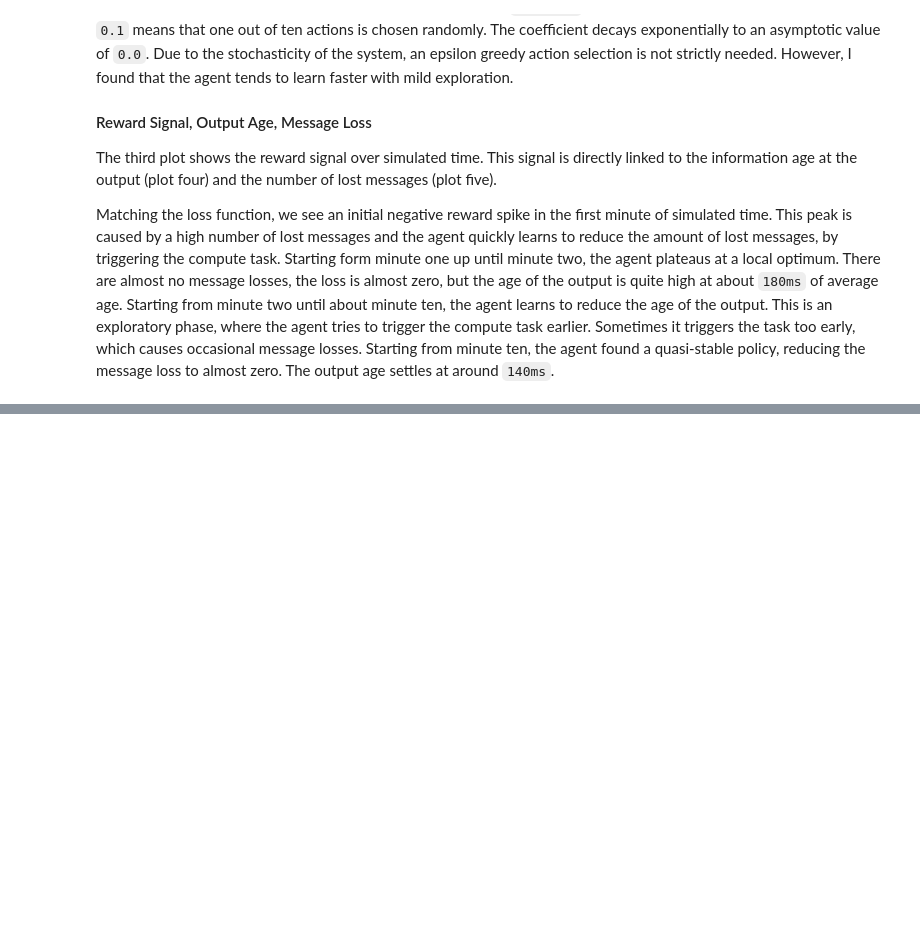
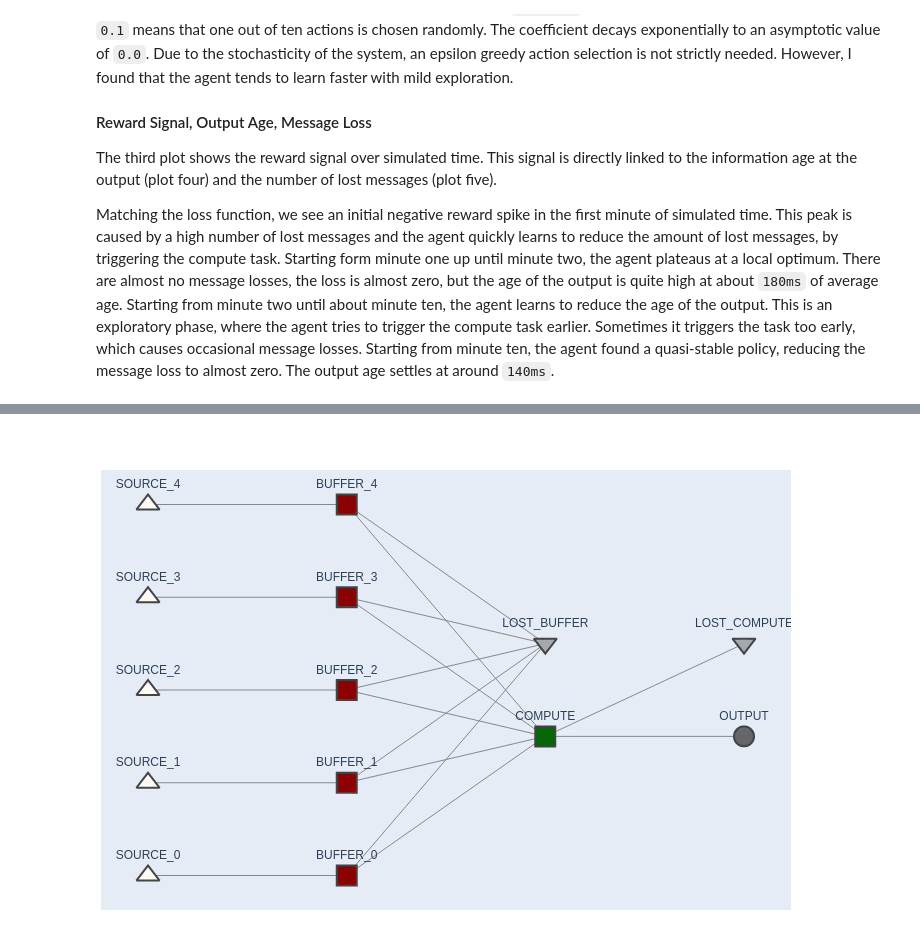
Before and after one commit to dave-mau/scheduling, a Jupyter notebook: code/notebooks/01_simple_tree/01_simple_tree.ipynb, the cells around one changed output, grey strips where cells are left out. Cells and saved outputs as stored; diff of their text form; code cells hidden in the pictures; blank space fills up the shorter version.

```diff
--- a/code/notebooks/01_simple_tree/01_simple_tree.ipynb
+++ b/code/notebooks/01_simple_tree/01_simple_tree.ipynb
@@ -329,7 +367,9 @@ fix, axs = plot_system_metrics(logger)
 # %%
 # Simulate system, create gif, display here
-#gif_creator = GifCreator()
-#simulate(env, 100, gif_creator=gif_creator, interactive=True)
-#gif_creator.save(str(IMG_PATH / "model_0.gif"), fps = 5)
-#with open(str(IMG_PATH / 'model_0.gif'),'rb') as f:
-#    display(Image(data=f.read(), format='png'))
+gif_creator = GifCreator()
+simulate(agent, env, 100, gif_creator=gif_creator, interactive=False)
+gif_creator.save(str(IMG_PATH / "agent_longer_compute.gif"), fps = 5)
+with open(str(IMG_PATH / 'agent_longer_compute.gif'),'rb') as f:
+    display(Image(data=f.read(), format='png'))
+# %% [output]
+[figure, added]
```
Also changed, not shown: parts of 12 cells of this notebook, 7 other files.
